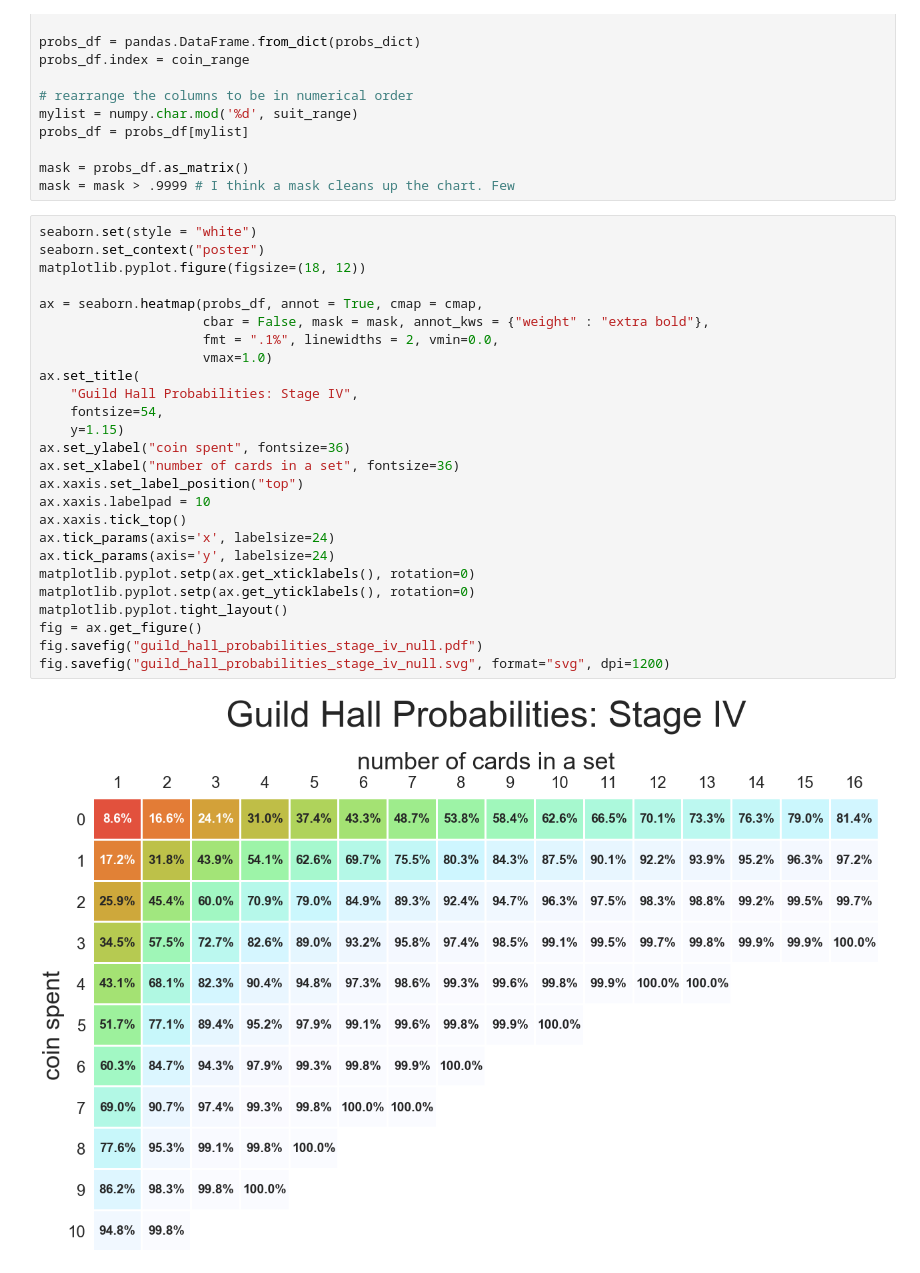
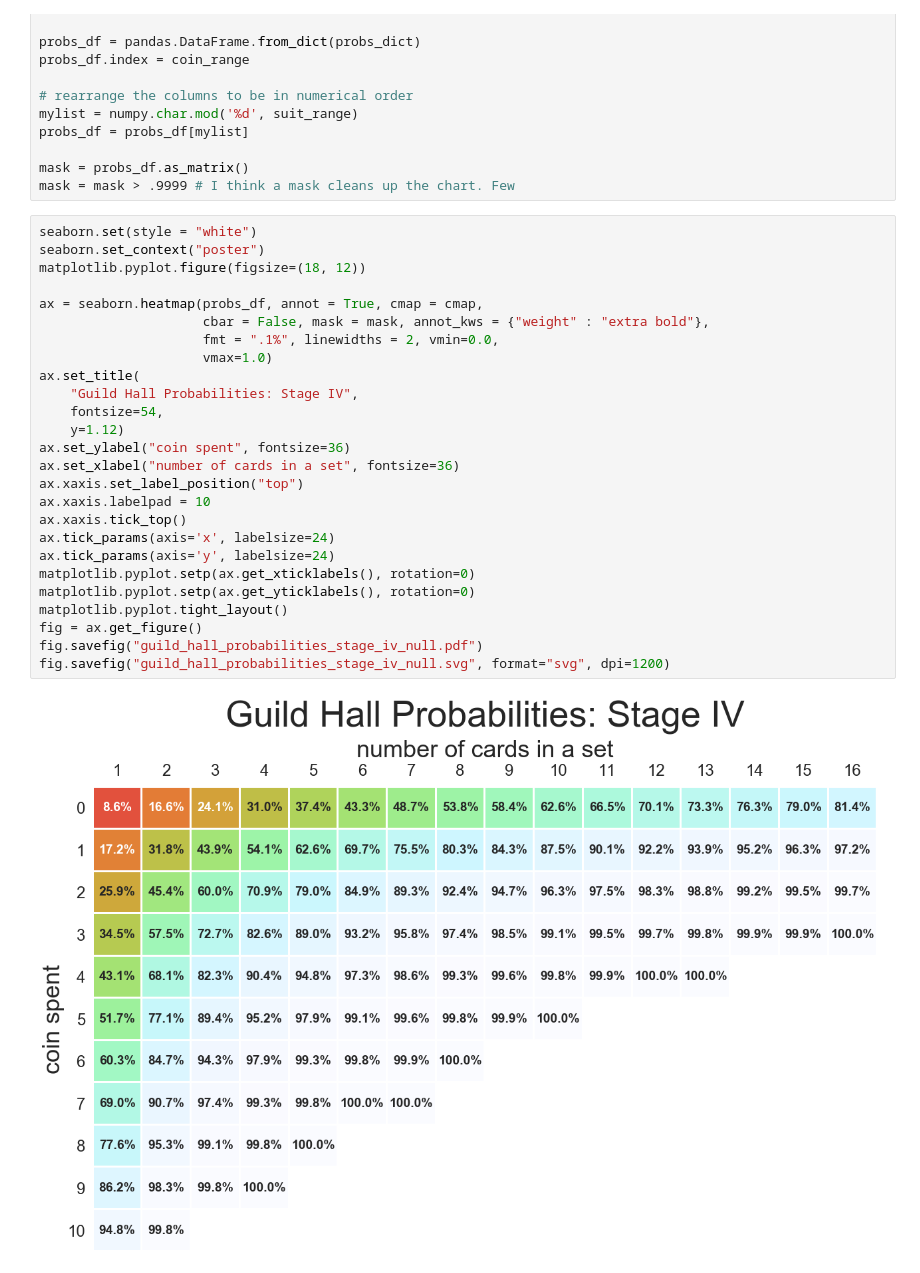
Before and after one commit to cardboardai/boardgame-bookie, a Jupyter notebook: boardgames/seafall/Advisor Probabilities.ipynb, the cells around one changed output. Saved outputs shown, nothing was run; the diff lists cells and outputs as text.

Commit message:
update charts

```diff
--- a/boardgames/seafall/Advisor Probabilities.ipynb
+++ b/boardgames/seafall/Advisor Probabilities.ipynb
@@ -490,28 +467,28 @@ mask = mask > .9999 # I think a mask cleans up the chart. Few
 # %%
 seaborn.set(style = "white")
 seaborn.set_context("poster")
 matplotlib.pyplot.figure(figsize=(18, 12))
 
 ax = seaborn.heatmap(probs_df, annot = True, cmap = cmap,
                      cbar = False, mask = mask, annot_kws = {"weight" : "extra bold"},
                      fmt = ".1%", linewidths = 2, vmin=0.0,
                      vmax=1.0)
 ax.set_title(
     "Guild Hall Probabilities: Stage IV",
     fontsize=54,
-    y=1.15)
+    y=1.12)
 ax.set_ylabel("coin spent", fontsize=36)
 ax.set_xlabel("number of cards in a set", fontsize=36)
 ax.xaxis.set_label_position("top")
 ax.xaxis.labelpad = 10
 ax.xaxis.tick_top()
 ax.tick_params(axis='x', labelsize=24)
 ax.tick_params(axis='y', labelsize=24)
 matplotlib.pyplot.setp(ax.get_xticklabels(), rotation=0)
 matplotlib.pyplot.setp(ax.get_yticklabels(), rotation=0)
 matplotlib.pyplot.tight_layout()
 fig = ax.get_figure()
 fig.savefig("guild_hall_probabilities_stage_iv_null.pdf")
 fig.savefig("guild_hall_probabilities_stage_iv_null.svg", format="svg", dpi=1200)
 # %% [output]
-[figure, old version]
+[figure, new version]
```
Also changed, not shown: parts of 3 cells of this notebook, 3 other files.
